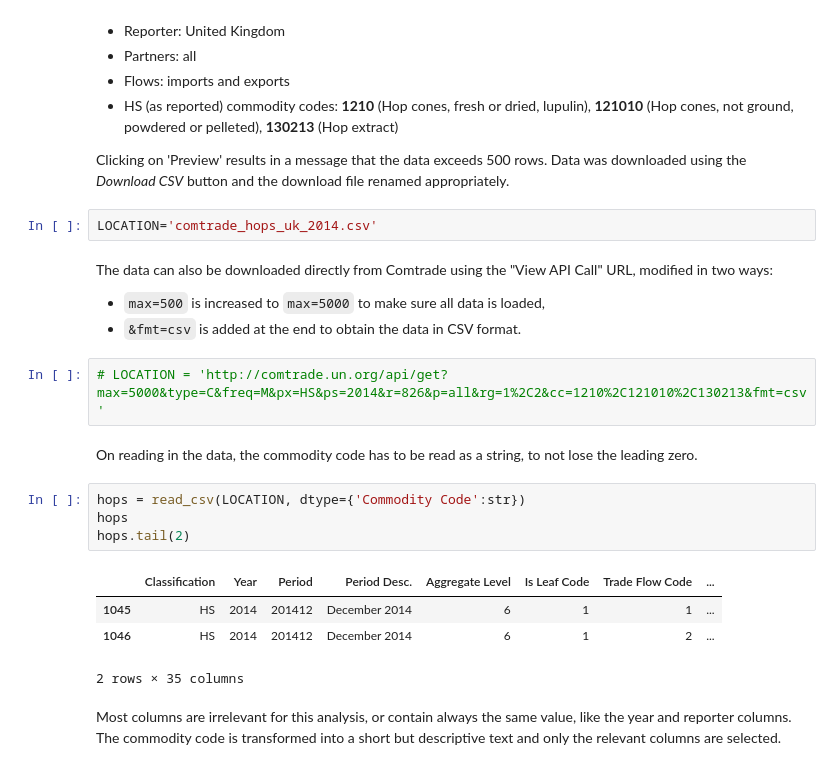
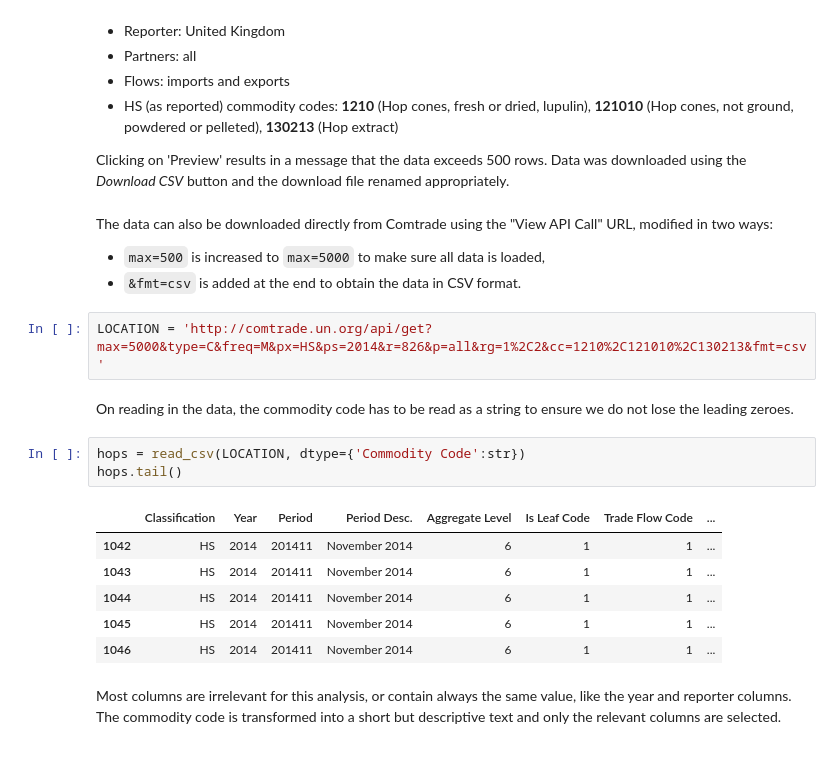
Before and after one commit to HerbertAnchovy/notebooks, a Jupyter notebook: Week_4_project_J_Phipps.ipynb, the cells around one changed output. Saved outputs shown, nothing was run; the diff lists cells and outputs as text.

```diff
--- a/Week_4_project_J_Phipps.ipynb
+++ b/Week_4_project_J_Phipps.ipynb
@@ -46,26 +46,25 @@ The data is obtained from the [United Nations Comtrade](http://comtrade.un.org/d
 - HS (as reported) commodity codes: **1210** (Hop cones, fresh or dried, lupulin), **121010** (Hop cones, not ground, powdered or pelleted), **130213** (Hop extract)
 
 Clicking on 'Preview' results in a message that the data exceeds 500 rows. Data was downloaded using the *Download CSV* button and the download file renamed appropriately.
-# %%
-LOCATION='comtrade_hops_uk_2014.csv'
 # %% [markdown]
 The data can also be downloaded directly from Comtrade using the "View API Call" URL, modified in two ways:
 
 - `max=500` is increased to `max=5000` to make sure all data is loaded,
 - `&fmt=csv` is added at the end to obtain the data in CSV format.
 # %%
-# LOCATION = 'http://comtrade.un.org/api/get?max=5000&type=C&freq=M&px=HS&ps=2014&r=826&p=all&rg=1%2C2&cc=1210%2C121010%2C130213&fmt=csv'
+LOCATION = 'http://comtrade.un.org/api/get?max=5000&type=C&freq=M&px=HS&ps=2014&r=826&p=all&rg=1%2C2&cc=1210%2C121010%2C130213&fmt=csv'
 # %% [markdown]
-On reading in the data, the commodity code has to be read as a string, to not lose the leading zero.
+On reading in the data, the commodity code has to be read as a string to ensure we do not lose the leading zeroes.
 # %%
 hops = read_csv(LOCATION, dtype={'Commodity Code':str})
-hops
-hops.tail(2)
+hops.tail()
 # %% [output]
 |  | Classification | Year | Period | Period Desc. | Aggregate Level | Is Leaf Code | Trade Flow Code | ... |
-| 1045 | HS | 2014 | 201412 | December 2014 | 6 | 1 | 1 | ... |
-| 1046 | HS | 2014 | 201412 | December 2014 | 6 | 1 | 2 | ... |
+| 1042 | HS | 2014 | 201411 | November 2014 | 6 | 1 | 1 | ... |
+| 1043 | HS | 2014 | 201411 | November 2014 | 6 | 1 | 1 | ... |
+| 1044 | HS | 2014 | 201411 | November 2014 | 6 | 1 | 1 | ... |
+| 1045 | HS | 2014 | 201411 | November 2014 | 6 | 1 | 1 | ... |
+| 1046 | HS | 2014 | 201411 | November 2014 | 6 | 1 | 1 | ... |
-2 rows × 35 columns
 # %% [markdown]
 Most columns are irrelevant for this analysis, or contain always the same value, like the year and reporter columns. The commodity code is transformed into a short but descriptive text and only the relevant columns are selected.
 # %%
```
Also changed, not shown: parts of 8 cells of this notebook.
